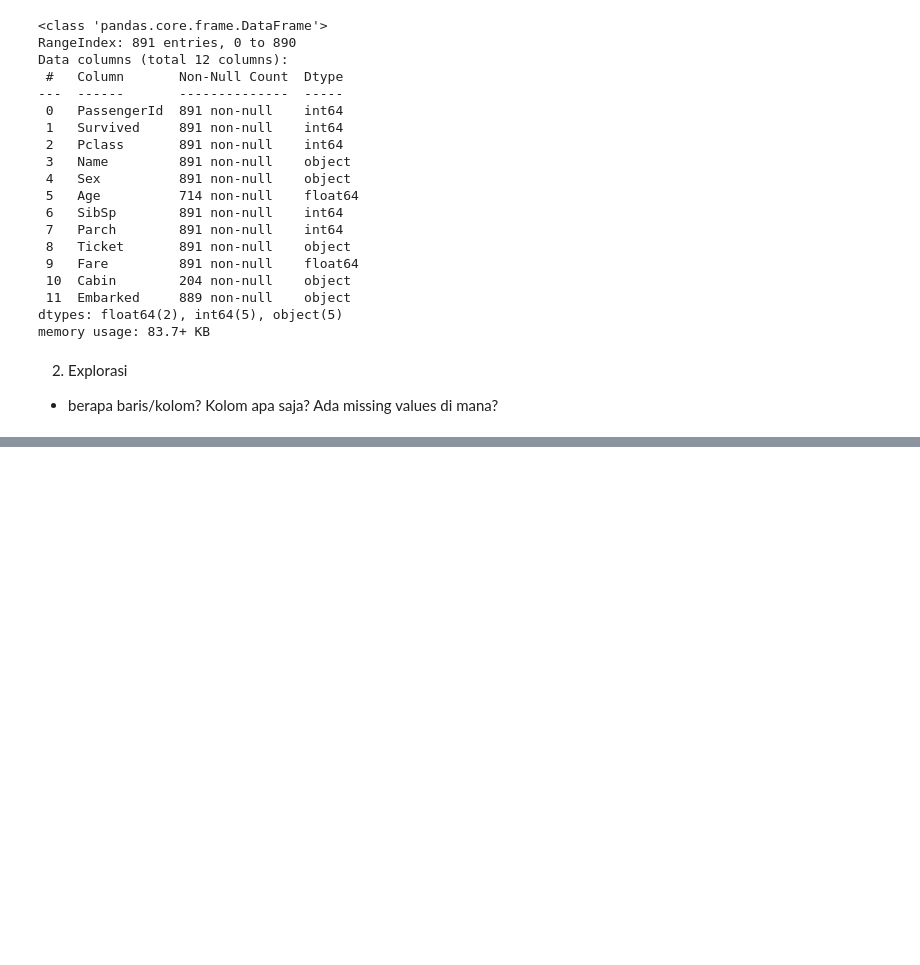
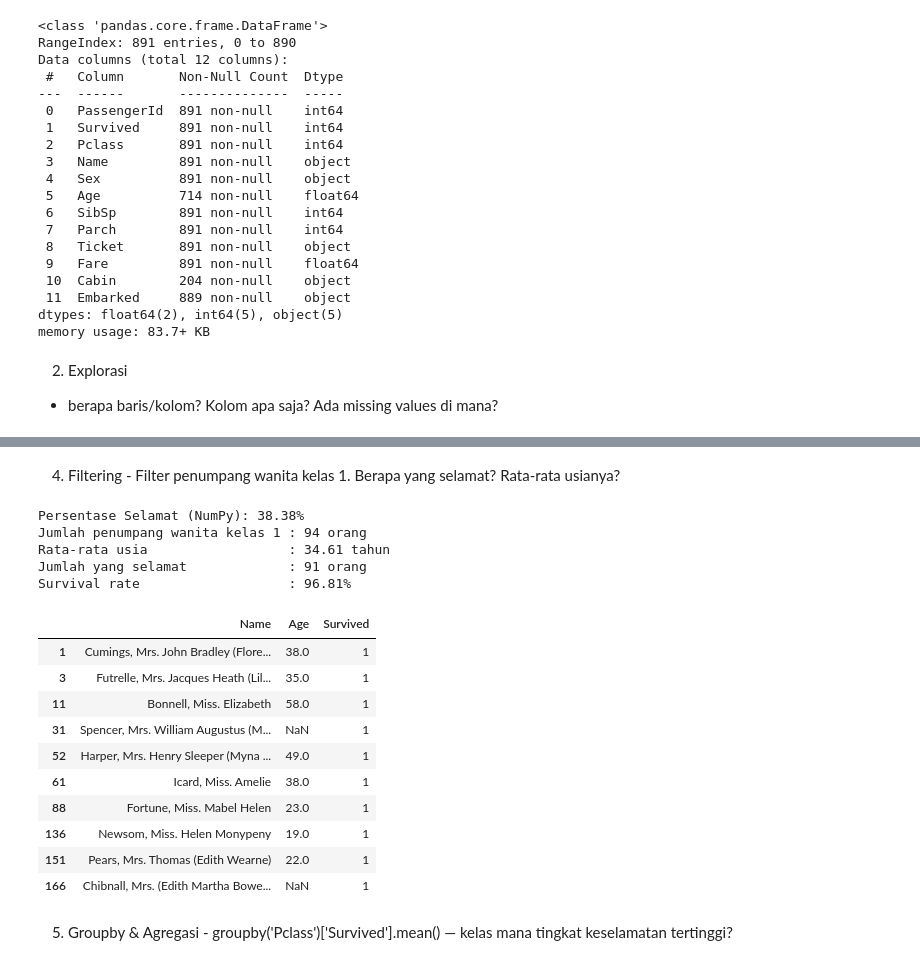
Before and after one commit to sulthanalihsan/data-science-2026, a Jupyter notebook: Pertemuan2_Muhamad_Sulthan_Al_Ihsan_250401020154.ipynb, the cells around one changed output, grey strips where cells are left out. Cells and saved outputs as stored; diff of their text form; code cells hidden in the pictures; blank space fills up the shorter version.

```diff
--- a/Pertemuan2_Muhamad_Sulthan_Al_Ihsan_250401020154.ipynb
+++ b/Pertemuan2_Muhamad_Sulthan_Al_Ihsan_250401020154.ipynb
@@ -359,0 +393,37 @@ kolom : ['PassengerId', 'Survived', 'Pclass', 'Name', 'Sex', 'Age', 'SibSp', 'Pa
+# %% [markdown]
+4. Filtering  -
+Filter penumpang wanita kelas 1. Berapa yang selamat?
+Rata-rata usianya?
+# %%
+survive_persentage = np.mean(df['Survived'].values) * 100
+
+print(f"Persentase Selamat (NumPy): {survive_persentage:.2f}%")
+
+wanita_kelas1 = df[(df['Sex'] == 'female') & (df['Pclass'] == 1)]
+
+print(f"Jumlah penumpang wanita kelas 1 : {len(wanita_kelas1)} orang")
+print(f"Rata-rata usia                  : {wanita_kelas1['Age'].mean():.2f} tahun")
+print(f"Jumlah yang selamat             : {wanita_kelas1['Survived'].sum()} orang")
+print(f"Survival rate                   : {wanita_kelas1['Survived'].mean()*100:.2f}%")
+
+# Tampilkan 10 baris pertama
+wanita_kelas1[['Name', 'Age', 'Survived']].head(10)
+# %% [output]
+Persentase Selamat (NumPy): 38.38%
+Jumlah penumpang wanita kelas 1 : 94 orang
+Rata-rata usia                  : 34.61 tahun
+Jumlah yang selamat             : 91 orang
+Survival rate                   : 96.81%
+|  | Name | Age | Survived |
+| 1 | Cumings, Mrs. John Bradley (Flore... | 38.0 | 1 |
+| 3 | Futrelle, Mrs. Jacques Heath (Lil... | 35.0 | 1 |
+| 11 | Bonnell, Miss. Elizabeth | 58.0 | 1 |
+| 31 | Spencer, Mrs. William Augustus (M... | NaN | 1 |
+| 52 | Harper, Mrs. Henry Sleeper (Myna ... | 49.0 | 1 |
+| 61 | Icard, Miss. Amelie | 38.0 | 1 |
+| 88 | Fortune, Miss. Mabel Helen | 23.0 | 1 |
+| 136 | Newsom, Miss. Helen Monypeny | 19.0 | 1 |
+| 151 | Pears, Mrs. Thomas (Edith Wearne) | 22.0 | 1 |
+| 166 | Chibnall, Mrs. (Edith Martha Bowe... | NaN | 1 |
+# %% [markdown]
+5. Groupby & Agregasi - groupby('Pclass')['Survived'].mean() — kelas mana tingkat keselamatan tertinggi?
```
Also changed, not shown: parts of 5 cells of this notebook.
